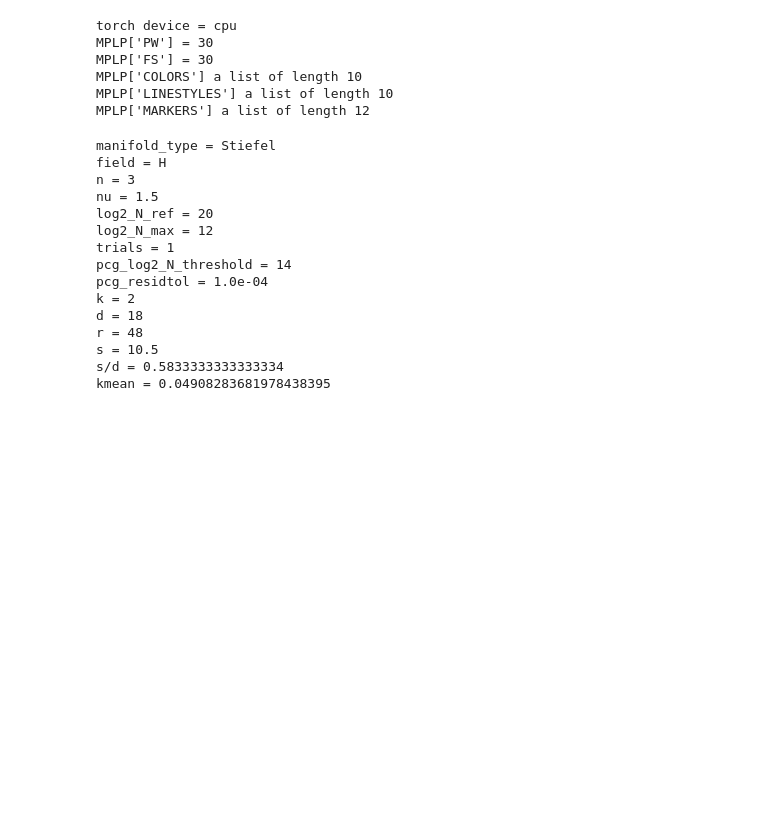
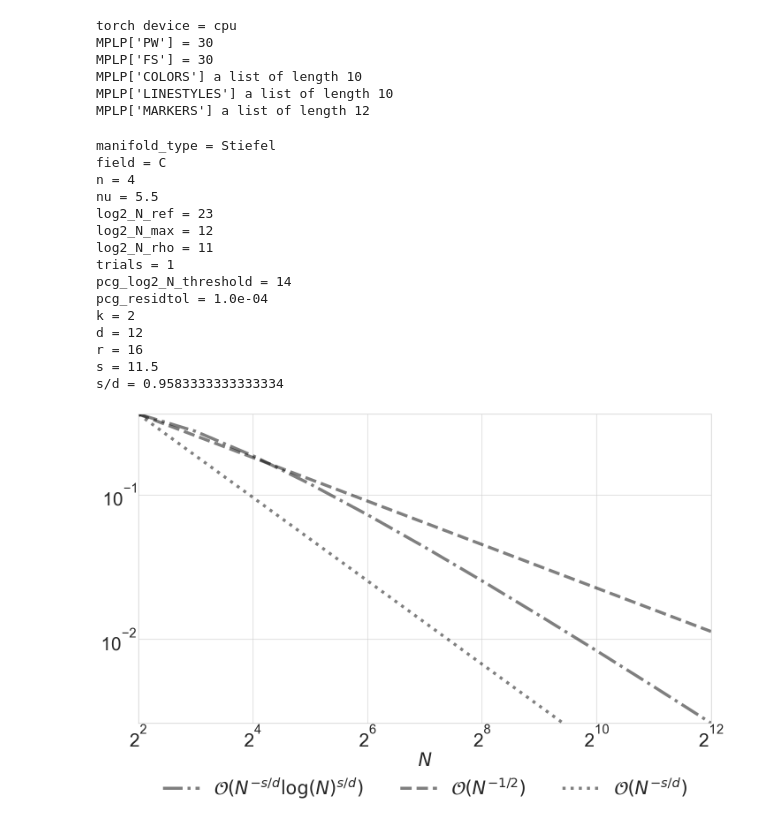
Before and after one commit to alegresor/rmatqmcpy, a Jupyter notebook: docs/examples/opt_rates.matern.ipynb, the cells around one changed output. Saved outputs shown, nothing was run; the diff lists cells and outputs as text; code cells hidden in the pictures; blank space fills up the shorter version.

```diff
--- a/docs/examples/opt_rates.matern.ipynb
+++ b/docs/examples/opt_rates.matern.ipynb
@@ -25,11 +25,12 @@ MPLP['LINESTYLES'] a list of length 10
 MPLP['MARKERS'] a list of length 12
 # %%
 manifold_type = "Stiefel" # Stiefel, Gr, flag, LGr
-field = "H" # R,C,H
-n = 3 # 3,6
-nu = 3/2 # 3/2,9/2
-log2_N_ref = 20 # 26,24
+field = "C" # R,C,H
+n = 4 # 3,6
+nu = 11/2 # 3/2,9/2
+log2_N_ref = 23 # 26,24
 log2_N_max = 12
+log2_N_rho = 11
 trials = 1
 pcg_log2_N_threshold = 14
 pcg_residtol = 1e-4
@@ -39,6 +40,7 @@ print("n = %d"%n)
 print("nu = %.1f"%nu)
 print("log2_N_ref = %d"%log2_N_ref)
 print("log2_N_max = %d"%log2_N_max)
+print("log2_N_rho = %d"%log2_N_rho)
 print("trials = %d"%trials)
 print("pcg_log2_N_threshold = %d"%pcg_log2_N_threshold)
 print("pcg_residtol = %.1e"%pcg_residtol)
@@ -117,44 +119,58 @@ elif manifold_type=="LGr":
         d = int(n*(n+1)/2)
         r = int(2*n**2)
         decomp_kwarg = "rand_Un"
         decomp_map = {"default": None, "QR": rmatqmcpy.rand_Un_QR,"eig": rmatqmcpy.rand_Un_eig}
     elif field=="C":
         rand_manifold = lambda *args,**kwargs: rmatqmcpy.rand_LGr_C(*args,**kwargs)
         d = int(n*(n+1))
         r = int(8*n**2)
         decomp_kwarg = "rand_Spn"
         decomp_map = {"default": None, "SVD": rmatqmcpy.rand_Spn_SVD}
     elif field=="H":
         rand_manifold = lambda *args,**kwargs: rmatqmcpy.rand_LGr_H(*args,**kwargs)
         d = int(n*(2*n-1))
         r = int(8*n**2)
         decomp_kwarg = "rand_Un"
         decomp_map = {"default": None, "QR": rmatqmcpy.rand_Un_QR,"eig": rmatqmcpy.rand_Un_eig}
     else: raise Exception("invalid field = %s"%field)
 else: raise Exception("invalid manifold_type = %s"%manifold_type)
-kernel = rmatqmcpy.KernelMatern(nu=nu)
 s = nu+d/2
 print("d = %d"%d)
 print("r = %d"%r)
 print("s = %s"%s)
 print("s/d = %s"%(s/d))
-x_ref = rand_manifold(N=2**0,n=n,seed=7,qp_unif_gen=qp.Net)
-y_ref = rand_manifold(N=2**log2_N_ref,n=n,seed=11,qp_unif_gen=qp.Net)
-kmean = kernel(x_ref[:,None,:,:],y_ref[None,:,:,:]).mean().item()
-print("kmean = %.20f"%kmean)
+fig,ax = pyplot.subplots(nrows=1,ncols=1,figsize=(MPLP["PW"]/2,MPLP["PW"]/2/1.5),sharex=True,sharey=False)
+N_plot = 2**np.arange(2,13)
+primary_trend = N_plot**(-s/d)*np.log(N_plot)**(s/d)
+ax.plot(N_plot,primary_trend,color="k",alpha=0.5,linestyle="dashdot",label=r"$\mathcal{O}(N^{-s/d} \log(N)^{s/d})$")
+ax.set_yscale("log",base=10)
+ax.set_xscale("log",base=2)
+xmin,xmax = [N_plot[0],N_plot[-1]]
+# xmin,xmax = ax.get_xlim()
+ymin,ymax = primary_trend.min(),primary_trend.max()
+# ymin,ymax = ax.get_ylim()
+ax.set_xlim([xmin,xmax])
+ax.set_ylim([ymin,ymax])
+ax.axline([xmin,ymax],[2*xmin,2**(-1/2)*ymax],color="k",alpha=0.5,label=r"$\mathcal{O}(N^{-1/2})$",linestyle="dashed")
+ax.axline([xmin,ymax],[2*xmin,2**(-s/d)*ymax],color="k",alpha=0.5,label=r"$\mathcal{O}(N^{-s/d})$",linestyle="dotted")
+ax.legend(frameon=False,ncols=4,loc="lower center",bbox_to_anchor=(.5,-.3))
+ax.set_xlabel(r"$N$")
+fig.tight_layout()
+del N_plot,primary_trend
 # %% [output]
 manifold_type = Stiefel
-field = H
-n = 3
-nu = 1.5
-log2_N_ref = 20
+field = C
+n = 4
+nu = 5.5
+log2_N_ref = 23
 log2_N_max = 12
+log2_N_rho = 11
 trials = 1
 pcg_log2_N_threshold = 14
 pcg_residtol = 1.0e-04
 k = 2
-d = 18
-r = 48
-s = 10.5
-s/d = 0.5833333333333334
-kmean = 0.04908283681978438395
+d = 12
+r = 16
+s = 11.5
+s/d = 0.9583333333333334
+[figure, added]
```
Also changed, not shown: parts of 4 cells of this notebook, 1 other file.
